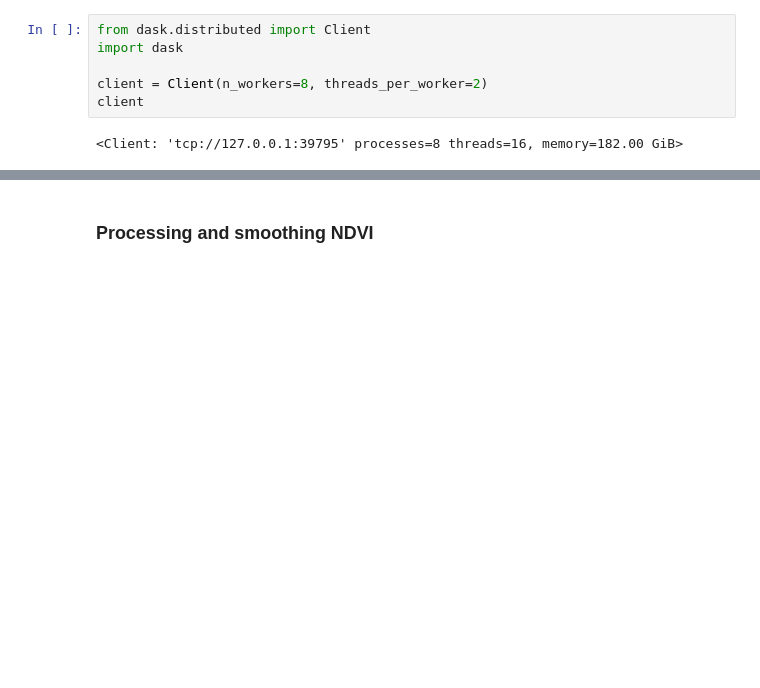
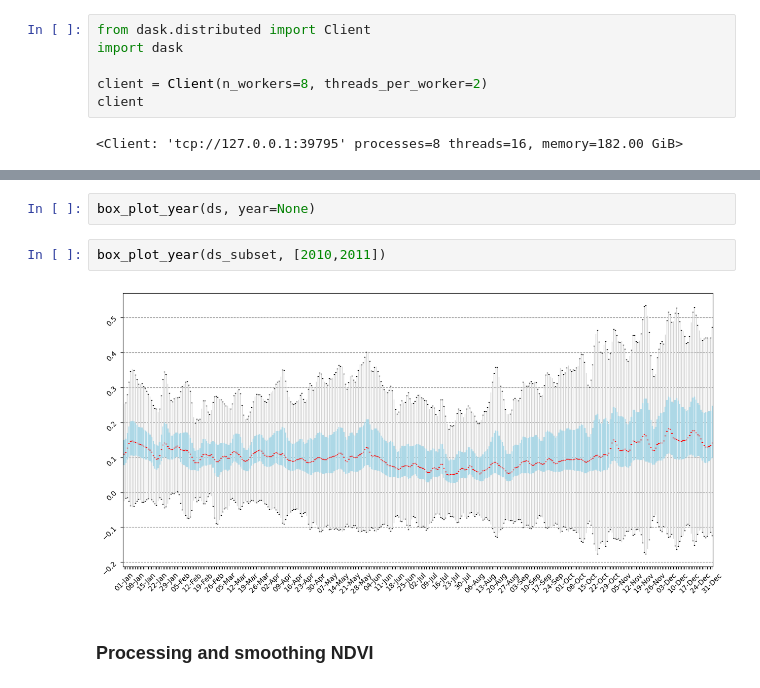
Before and after one commit to Riccardo7-DS/Indices_analysis, a Jupyter notebook: notebooks/cloud_mask.ipynb, the cells around one changed output, grey strips where cells are left out. Drawn from its saved outputs; the diff is of its cells as text; blank space fills up the shorter version.

```diff
--- a/notebooks/cloud_mask.ipynb
+++ b/notebooks/cloud_mask.ipynb
@@ -47,3 +199,9 @@ client
+# %%
+box_plot_year(ds, year=None)
+# %%
+box_plot_year(ds_subset, [2010,2011])
+# %% [output]
+[figure, added]
 # %% [markdown]
 ### Processing and smoothing NDVI
 # %%
```
Also changed, not shown: parts of 14 cells of this notebook, 5 other files.
